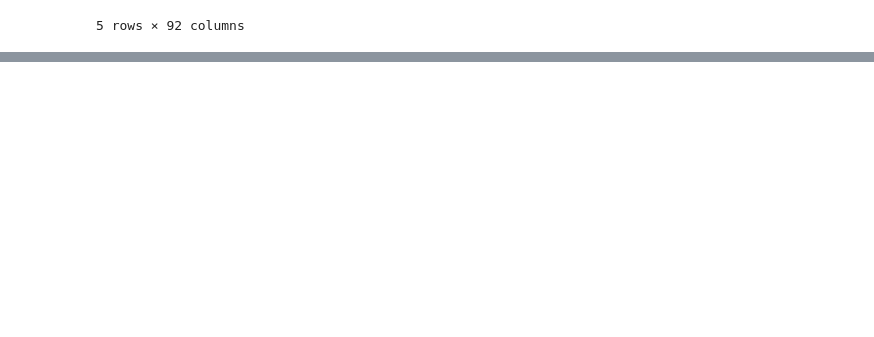
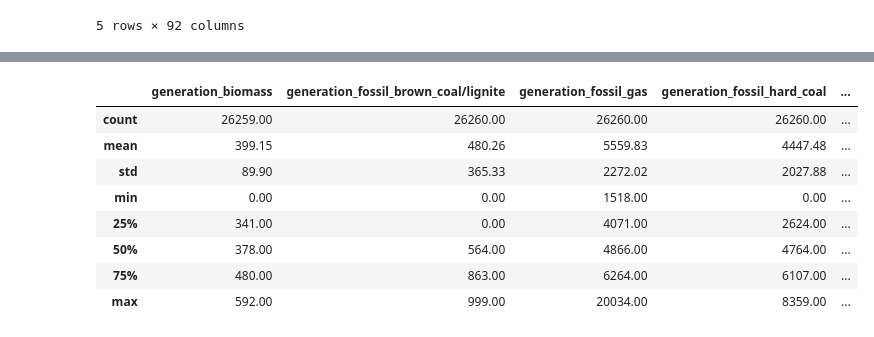
Before and after one commit to junda-qian/signate_electricity_price_forecasting, a Jupyter notebook: notebooks/notebook.ipynb, the cells around one changed output, grey strips where cells are left out. Cells and saved outputs as stored; diff of their text form; code cells hidden in the pictures; blank space fills up the shorter version.

```diff
--- a/notebooks/notebook.ipynb
+++ b/notebooks/notebook.ipynb
@@ -40,0 +43,12 @@ df.head()
+# %%
+df_energy.describe().round(2)
+# %% [output]
+|  | generation_biomass | generation_fossil_brown_coal/lignite | generation_fossil_gas | generation_fossil_hard_coal | ... |
+| count | 26259.00 | 26260.00 | 26260.00 | 26260.00 | ... |
+| mean | 399.15 | 480.26 | 5559.83 | 4447.48 | ... |
+| std | 89.90 | 365.33 | 2272.02 | 2027.88 | ... |
+| min | 0.00 | 0.00 | 1518.00 | 0.00 | ... |
+| 25% | 341.00 | 0.00 | 4071.00 | 2624.00 | ... |
+| 50% | 378.00 | 564.00 | 4866.00 | 4764.00 | ... |
+| 75% | 480.00 | 863.00 | 6264.00 | 6107.00 | ... |
+| max | 592.00 | 999.00 | 20034.00 | 8359.00 | ... |
```
Also changed, not shown: parts of 12 cells of this notebook.
